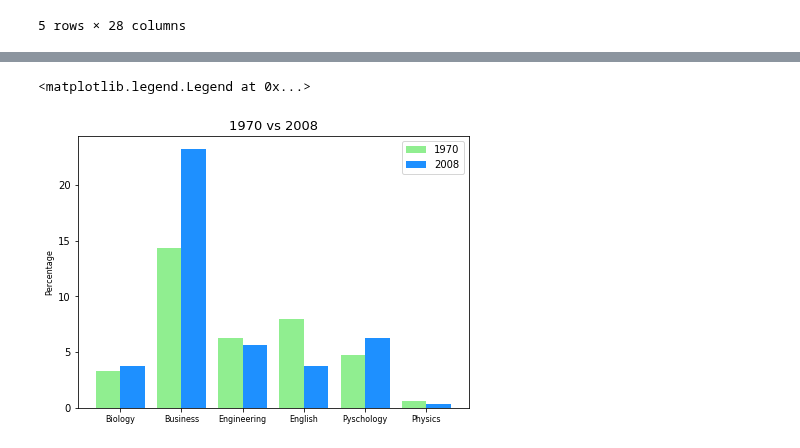
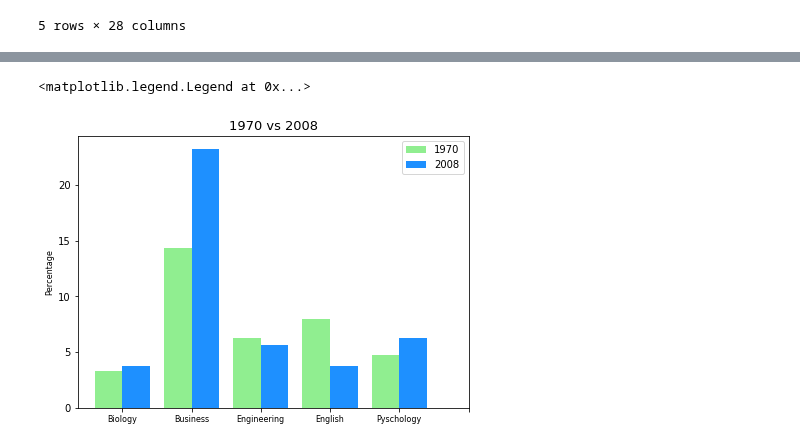
Before and after one commit to COGS108/group027, a Jupyter notebook: FinalProject.ipynb, the cells around one changed output, grey strips where cells are left out. Saved outputs shown, nothing was run; the diff lists cells and outputs as text; code cells hidden in the pictures.

```diff
--- a/FinalProject.ipynb
+++ b/FinalProject.ipynb
@@ -299,0 +335,3 @@ df_combinedMajors = df_combinedMajors.apply(lambda x: round((x/x.sum())*100,2),
+# %%
+df_combinedMajors = df_combinedMajors[['Biology','Business', 'Engineering','English','Pyschology']]
+df_combinedMajors.head()
@@ -441,18 +424,18 @@ df_six_majors.head()
 # %%
 bar_width =0.4
 
-y_1 = df_six_majors.loc['1970']
-y_2 = df_six_majors.loc['2008']
-x_1 = np.arange(len(major))
+y_1 = df_combinedMajors.loc['1970']
+y_2 = df_combinedMajors.loc['2008']
+x_1 = np.arange(len(y_1))
 plt.figure(figsize=(7,5))
 plt.bar(x_1-0.2, y_1, width = bar_width, color = 'lightgreen', label = '1970')
 plt.bar(x_1+0.2, y_2, width = bar_width, color = 'dodgerblue', label = '2008')
 plt.title("1970 vs 2008",fontsize = 13)
-plt.xticks(np.arange(6), ('Biology', 'Business', 'Engineering', 'English', 'Pyschology', 'Physics'), fontsize = 8)
+plt.xticks(np.arange(6), ('Biology', 'Business', 'Engineering', 'English', 'Pyschology'), fontsize = 8)
 
 plt.ylabel('Percentage' , fontsize = 8)
 
 plt.legend()
 # %% [output]
 <matplotlib.legend.Legend at 0x...>
-[figure, old version]
+[figure, new version]
```
Also changed, not shown: parts of 17 cells of this notebook.
